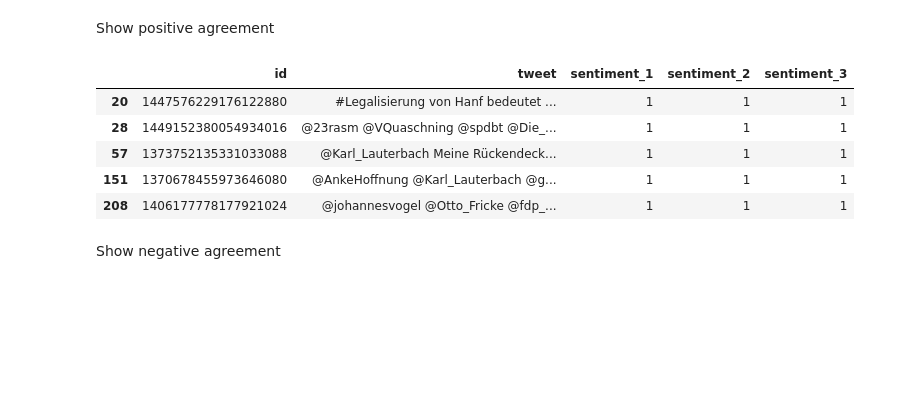
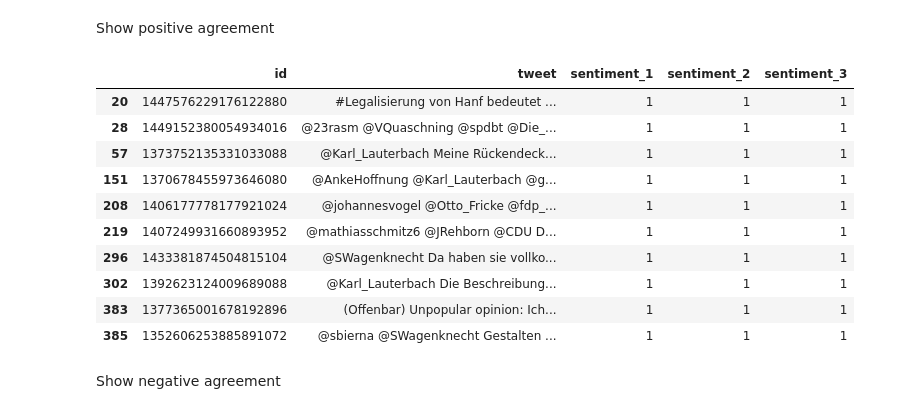
Before and after one commit to NilsHellwig/Twitter_German_Federal_Election_Perception_2021, a Jupyter notebook: 03 Data Annotation/further_annotation_analysis.ipynb, the cells around one changed output. Drawn from its saved outputs; the diff is of its cells as text; code cells hidden in the pictures; blank space fills up the shorter version.

```diff
--- a/03 Data Annotation/further_annotation_analysis.ipynb
+++ b/03 Data Annotation/further_annotation_analysis.ipynb
@@ -104,14 +104,19 @@ df_agreement = df_all_annotations.loc[(df_all_annotations['sentiment_1'] == df_a
 # %% [markdown]
 Show positive agreement
 # %%
-df_agreement[df_agreement["sentiment_1"] == 1][:5]
+df_agreement[df_agreement["sentiment_1"] == 1][:10]
 # %% [output]
 |  | id | tweet | sentiment_1 | sentiment_2 | sentiment_3 |
 | 20 | 1447576229176122880 | #Legalisierung von Hanf bedeutet ... | 1 | 1 | 1 |
 | 28 | 1449152380054934016 | @23rasm @VQuaschning @spdbt @Die_... | 1 | 1 | 1 |
 | 57 | 1373752135331033088 | @Karl_Lauterbach Meine Rückendeck... | 1 | 1 | 1 |
 | 151 | 1370678455973646080 | @AnkeHoffnung @Karl_Lauterbach @g... | 1 | 1 | 1 |
 | 208 | 1406177778177921024 | @johannesvogel @Otto_Fricke @fdp_... | 1 | 1 | 1 |
+| 219 | 1407249931660893952 | @mathiasschmitz6 @JRehborn @CDU D... | 1 | 1 | 1 |
+| 296 | 1433381874504815104 | @SWagenknecht Da haben sie vollko... | 1 | 1 | 1 |
+| 302 | 1392623124009689088 | @Karl_Lauterbach Die Beschreibung... | 1 | 1 | 1 |
+| 383 | 1377365001678192896 | (Offenbar) Unpopular opinion: Ich... | 1 | 1 | 1 |
+| 385 | 1352606253885891072 | @sbierna @SWagenknecht Gestalten ... | 1 | 1 | 1 |
 # %% [markdown]
 Show negative agreement
 # %%
```
Also changed, not shown: parts of 4 cells of this notebook.
